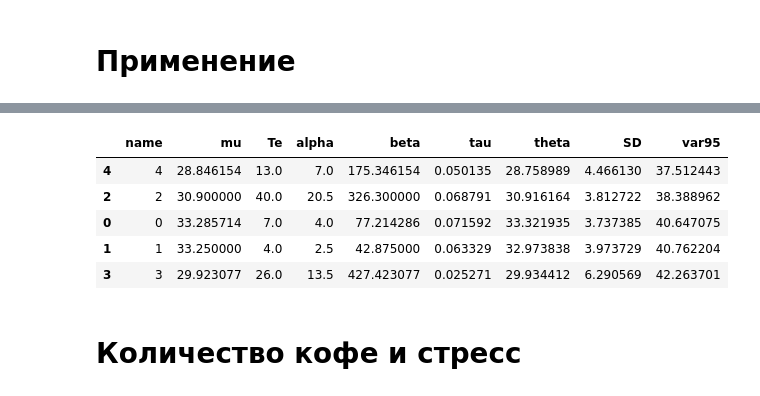
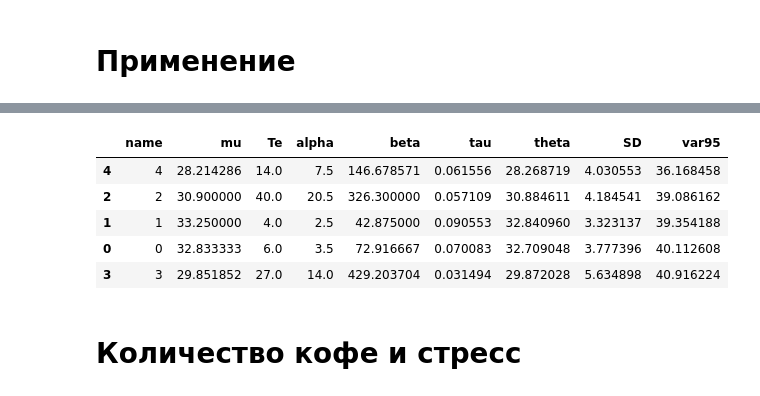
Before and after one commit to ksetdekov/trip_choice_optimizer, a Jupyter notebook: coffee-amount-optimization.ipynb, the cells around one changed output, grey strips where cells are left out. Saved outputs shown, nothing was run; the diff lists cells and outputs as text; code cells hidden in the pictures.

```diff
--- a/coffee-amount-optimization.ipynb
+++ b/coffee-amount-optimization.ipynb
@@ -233,7 +233,10 @@ events = {
     datetime(2025, 2, 14): (2, 35),
     datetime(2025, 2, 15): (4, 30),
     datetime(2025, 2, 16): (3, 43),
-    datetime(2025, 2, 17): (2, 38)
+    datetime(2025, 2, 17): (2, 38),
+    datetime(2025, 2, 18): (4, 25),
+    datetime(2025, 2, 19): (4, 33),
+    datetime(2025, 2, 20): (3, 28)
 
 }
 
@@ -247,9 +250,9 @@ cups.process_events(events, days=91)
 |  | name | mu | Te | alpha | beta | tau | theta | SD | var95 |
-| 4 | 4 | 28.846154 | 13.0 | 7.0 | 175.346154 | 0.050135 | 28.758989 | 4.466130 | 37.512443 |
-| 2 | 2 | 30.900000 | 40.0 | 20.5 | 326.300000 | 0.068791 | 30.916164 | 3.812722 | 38.388962 |
-| 0 | 0 | 33.285714 | 7.0 | 4.0 | 77.214286 | 0.071592 | 33.321935 | 3.737385 | 40.647075 |
-| 1 | 1 | 33.250000 | 4.0 | 2.5 | 42.875000 | 0.063329 | 32.973838 | 3.973729 | 40.762204 |
-| 3 | 3 | 29.923077 | 26.0 | 13.5 | 427.423077 | 0.025271 | 29.934412 | 6.290569 | 42.263701 |
+| 4 | 4 | 28.214286 | 14.0 | 7.5 | 146.678571 | 0.061556 | 28.268719 | 4.030553 | 36.168458 |
+| 2 | 2 | 30.900000 | 40.0 | 20.5 | 326.300000 | 0.057109 | 30.884611 | 4.184541 | 39.086162 |
+| 1 | 1 | 33.250000 | 4.0 | 2.5 | 42.875000 | 0.090553 | 32.840960 | 3.323137 | 39.354188 |
+| 0 | 0 | 32.833333 | 6.0 | 3.5 | 72.916667 | 0.070083 | 32.709048 | 3.777396 | 40.112608 |
+| 3 | 3 | 29.851852 | 27.0 | 14.0 | 429.203704 | 0.031494 | 29.872028 | 5.634898 | 40.916224 |
 # %% [markdown]
 # Количество кофе и стресс
 # %%
```
Also changed, not shown: parts of 6 cells of this notebook.
